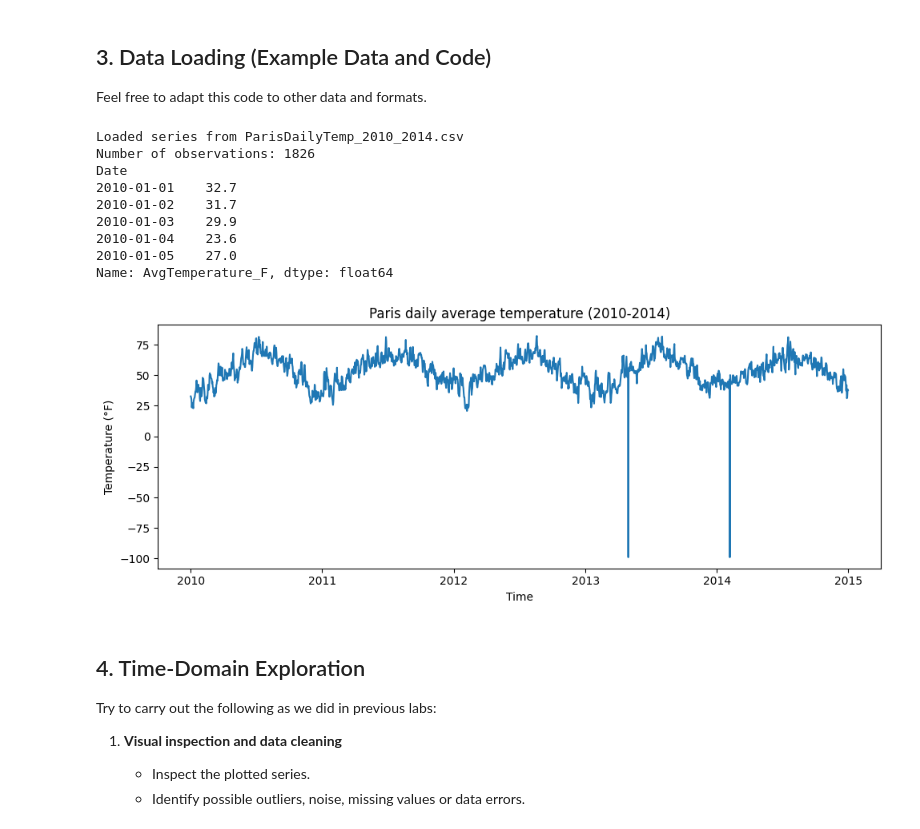
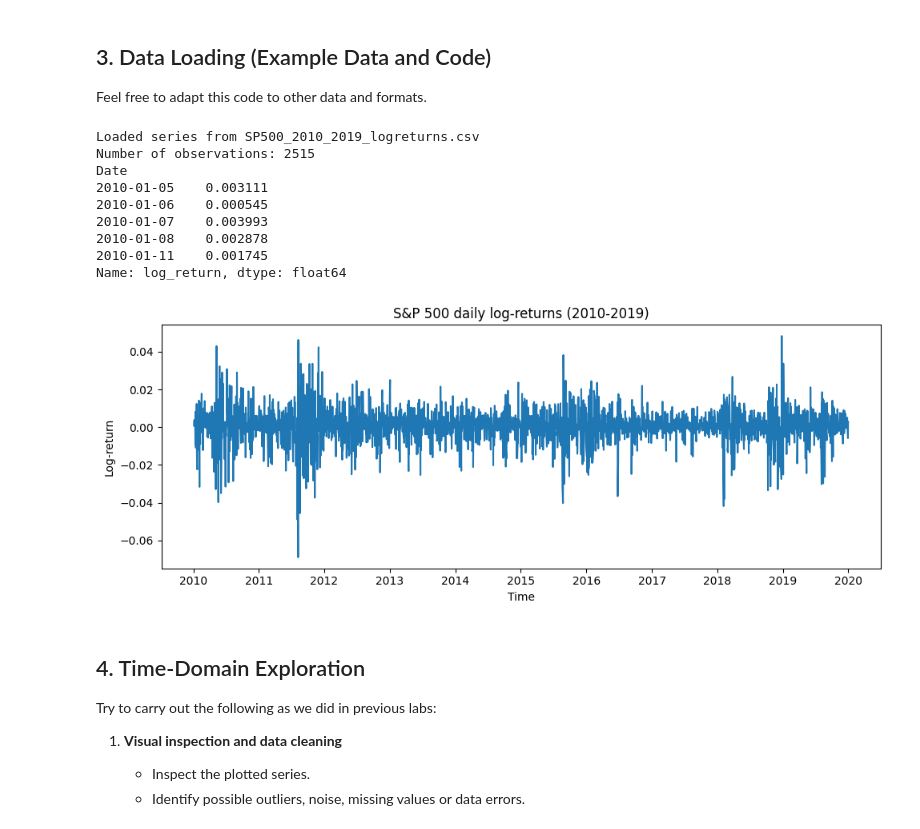
Before and after one commit to guilherme13c/Time-Series-TP, a Jupyter notebook: Lab4_Optional.ipynb, the cells around one changed output. Drawn from its saved outputs; the diff is of its cells as text; code cells hidden in the pictures.

```diff
--- a/Lab4_Optional.ipynb
+++ b/Lab4_Optional.ipynb
@@ -136,7 +136,7 @@ import matplotlib.pyplot as plt
 #   "B" the Paris daily temperature (2010–2014)
 #   "C" the S&P 500 daily log-returns (2010–2019)
 
-option = "B"   # change this to "B" or "C" as needed
+option = "C"   # change this to "B" or "C" as needed
 
 file_path = ""
 date_col = ""
@@ -156,42 +156,42 @@ elif option == "B":
     value_col = "AvgTemperature_F"
     title = "Paris daily average temperature (2010-2014)"
     ylabel = "Temperature (°F)"
 elif option == "C":
     file_path = "SP500_2010_2019_logreturns.csv"
     date_col = "Date"
     value_col = "log_return"   # use "Close" to plot the price
     title = "S&P 500 daily log-returns (2010-2019)"
     ylabel = "Log-return"
 
 # Load the selected dataset and create a time-indexed series
 df = pd.read_csv("lab4data/"+file_path, parse_dates=[date_col])
 df = df.set_index(date_col).sort_index()
 
 ts = df[value_col]
 
 print(f"Loaded series from {file_path}")
 print(f"Number of observations: {len(ts)}")
 print(ts.head())
 
 # Quick plot
 plt.figure(figsize=(10, 4))
 plt.plot(ts)
 plt.title(title)
 plt.xlabel("Time")
 plt.ylabel(ylabel)
 plt.tight_layout()
 plt.show()
 # %% [output]
-Loaded series from ParisDailyTemp_2010_2014.csv
-Number of observations: 1826
+Loaded series from SP500_2010_2019_logreturns.csv
+Number of observations: 2515
 Date
-2010-01-01    32.7
-2010-01-02    31.7
-2010-01-03    29.9
-2010-01-04    23.6
-2010-01-05    27.0
-Name: AvgTemperature_F, dtype: float64
+2010-01-05    0.003111
+2010-01-06    0.000545
+2010-01-07    0.003993
+2010-01-08    0.002878
+2010-01-11    0.001745
+Name: log_return, dtype: float64
-[figure, old version]
+[figure, new version]
 # %% [markdown]
 ## 4. Time-Domain Exploration
 
```
Also changed, not shown: parts of 5 cells of this notebook, 1 other file.
